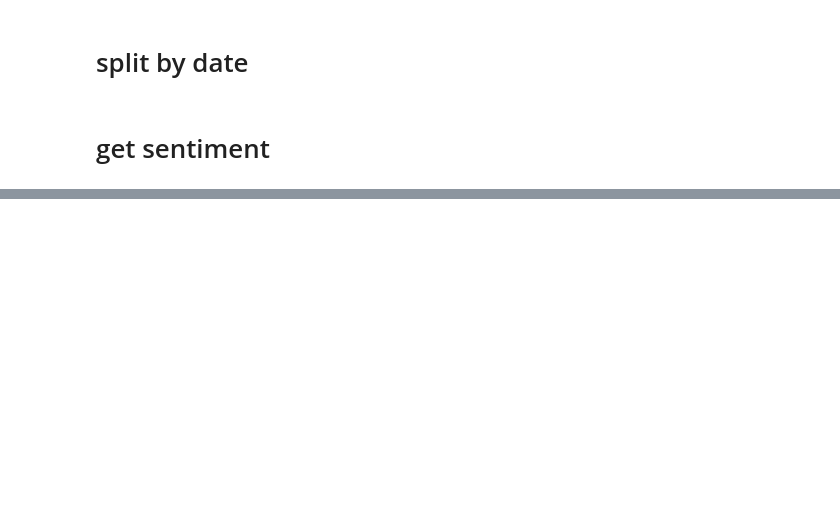
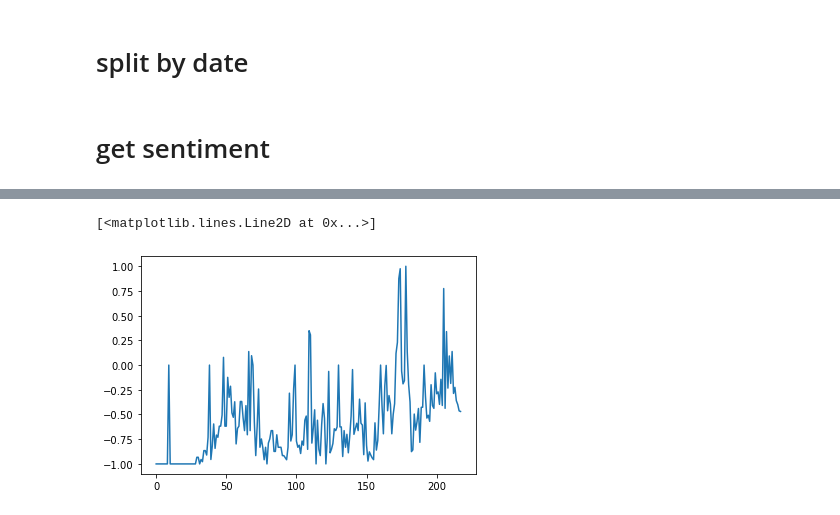
Before and after one commit to aliharakeh/M2-Project, a Jupyter notebook: Project_Final_Scripts/sentiment/sentiment.ipynb, the cells around one changed output, grey strips where cells are left out. Saved outputs shown, nothing was run; the diff lists cells and outputs as text; code cells hidden in the pictures; blank space fills up the shorter version.

```diff
--- a/Project_Final_Scripts/sentiment/sentiment.ipynb
+++ b/Project_Final_Scripts/sentiment/sentiment.ipynb
@@ -315,0 +276,5 @@ tweets.to_csv(save_to, index=False)
+# %%
+plot(X, overall_month_avg)
+# %% [output]
+[<matplotlib.lines.Line2D at 0x...>]
+[figure, added]
```
Also changed, not shown: parts of 55 cells of this notebook, 13 other files.
